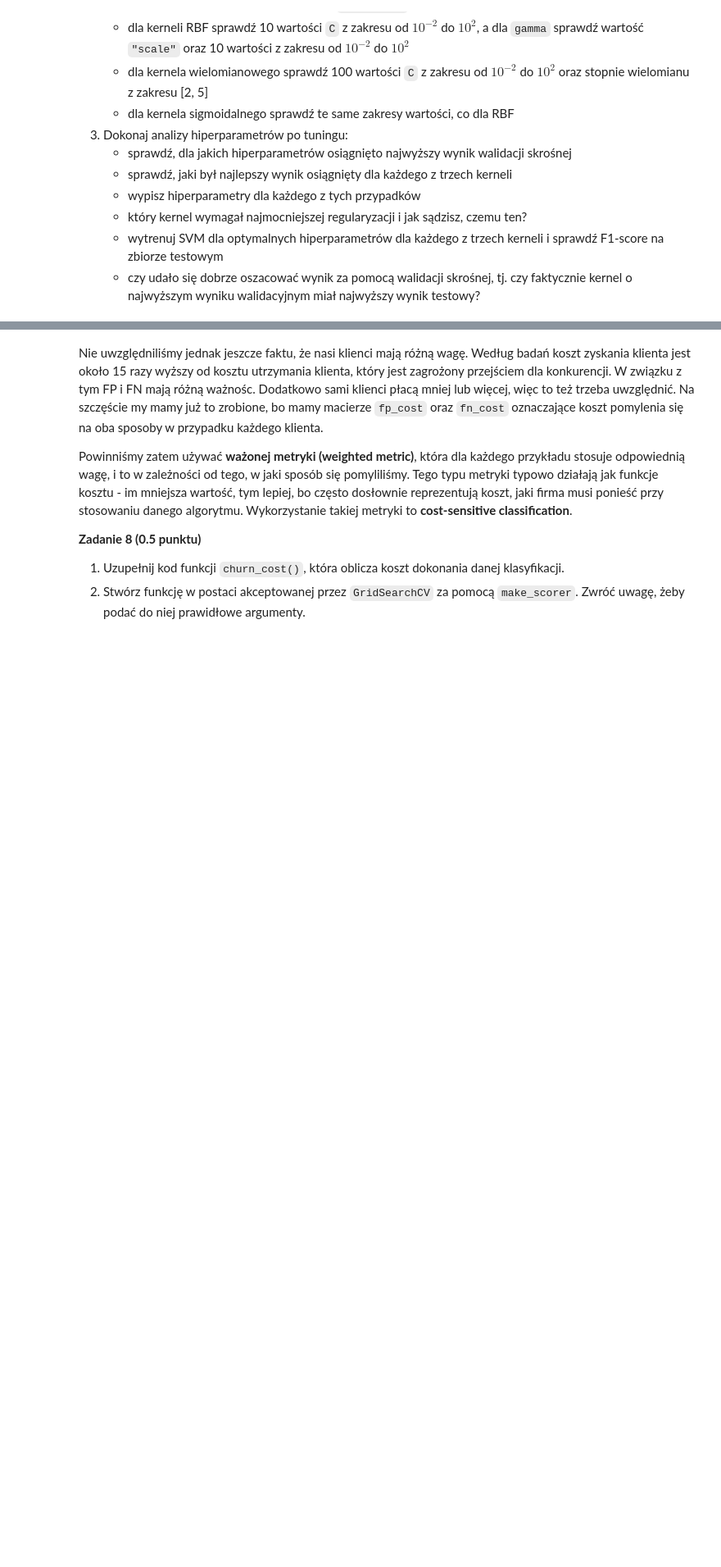
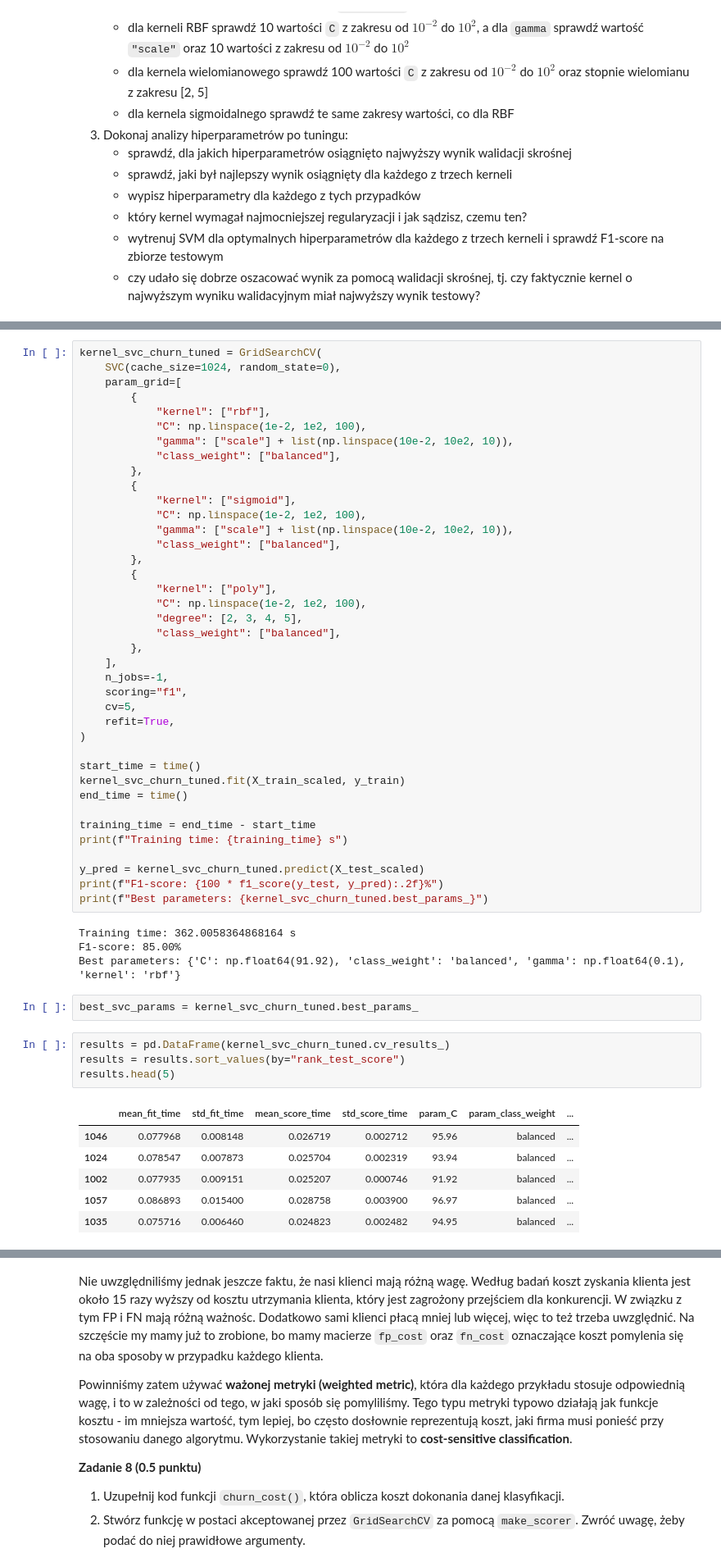
Before and after one commit to lkwinta/Machine-Learning-Basics, a Jupyter notebook: lab3/notebook.ipynb, the cells around one changed output, grey strips where cells are left out. Shown: that part at 82% size. Saved outputs shown, nothing was run; the diff lists cells and outputs as text; blank space fills up the shorter version.

```diff
--- a/lab3/notebook.ipynb
+++ b/lab3/notebook.ipynb
@@ -313,0 +458,56 @@ Wytrenuj liniowy SVM:
+# %%
+kernel_svc_churn_tuned = GridSearchCV(
+    SVC(cache_size=1024, random_state=0),
+    param_grid=[
+        {
+            "kernel": ["rbf"],
+            "C": np.linspace(1e-2, 1e2, 100),
+            "gamma": ["scale"] + list(np.linspace(10e-2, 10e2, 10)),
+            "class_weight": ["balanced"],
+        },
+        {
+            "kernel": ["sigmoid"],
+            "C": np.linspace(1e-2, 1e2, 100),
+            "gamma": ["scale"] + list(np.linspace(10e-2, 10e2, 10)),
+            "class_weight": ["balanced"],
+        },
+        {
+            "kernel": ["poly"],
+            "C": np.linspace(1e-2, 1e2, 100),
+            "degree": [2, 3, 4, 5],
+            "class_weight": ["balanced"],
+        },
+    ],
+    n_jobs=-1,
+    scoring="f1",
+    cv=5,
+    refit=True,
+)
+
+start_time = time()
+kernel_svc_churn_tuned.fit(X_train_scaled, y_train)
+end_time = time()
+
+training_time = end_time - start_time
+print(f"Training time: {training_time} s")
+
+y_pred = kernel_svc_churn_tuned.predict(X_test_scaled)
+print(f"F1-score: {100 * f1_score(y_test, y_pred):.2f}%")
+print(f"Best parameters: {kernel_svc_churn_tuned.best_params_}")
+# %% [output]
+Training time: 362.0058364868164 s
+F1-score: 85.00%
+Best parameters: {'C': np.float64(91.92), 'class_weight': 'balanced', 'gamma': np.float64(0.1), 'kernel': 'rbf'}
+# %%
+best_svc_params = kernel_svc_churn_tuned.best_params_
+# %%
+results = pd.DataFrame(kernel_svc_churn_tuned.cv_results_)
+results = results.sort_values(by="rank_test_score")
+results.head(5)
+# %% [output]
+|  | mean_fit_time | std_fit_time | mean_score_time | std_score_time | param_C | param_class_weight | ... |
+| 1046 | 0.077968 | 0.008148 | 0.026719 | 0.002712 | 95.96 | balanced | ... |
+| 1024 | 0.078547 | 0.007873 | 0.025704 | 0.002319 | 93.94 | balanced | ... |
+| 1002 | 0.077935 | 0.009151 | 0.025207 | 0.000746 | 91.92 | balanced | ... |
+| 1057 | 0.086893 | 0.015400 | 0.028758 | 0.003900 | 96.97 | balanced | ... |
+| 1035 | 0.075716 | 0.006460 | 0.024823 | 0.002482 | 94.95 | balanced | ... |
```
Also changed, not shown: parts of 46 cells of this notebook, 5 other files.
